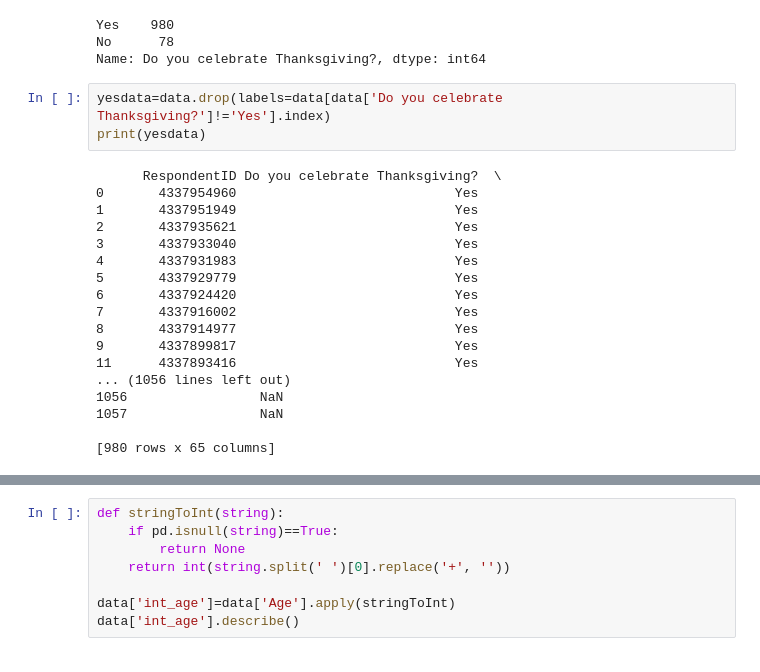
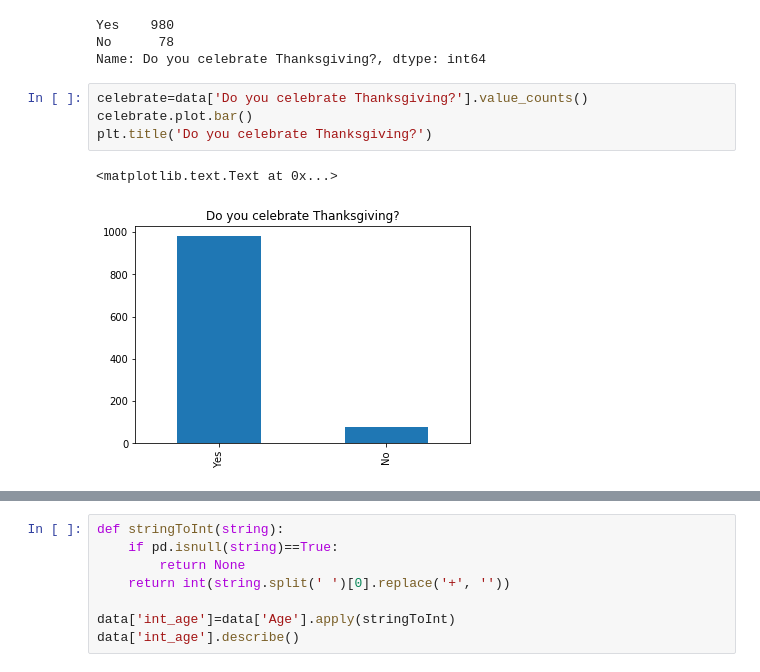
Before and after one commit to cidetraq/Thanksgiving_data, a Jupyter notebook: ThanksgivingProj.ipynb, the cells around one changed output, grey strips where cells are left out. Cells and saved outputs as stored; diff of their text form.

```diff
--- a/ThanksgivingProj.ipynb
+++ b/ThanksgivingProj.ipynb
@@ -37,25 +43,11 @@ print(data['Do you celebrate Thanksgiving?'].value_counts())
 Yes    980
 No      78
 Name: Do you celebrate Thanksgiving?, dtype: int64
-# %%
-yesdata=data.drop(labels=data[data['Do you celebrate Thanksgiving?']!='Yes'].index)
-print(yesdata)
-# %% [output]
-      RespondentID Do you celebrate Thanksgiving?  \
-0       4337954960                            Yes
-1       4337951949                            Yes
-2       4337935621                            Yes
-3       4337933040                            Yes
-4       4337931983                            Yes
-5       4337929779                            Yes
-6       4337924420                            Yes
-7       4337916002                            Yes
-8       4337914977                            Yes
-9       4337899817                            Yes
-11      4337893416                            Yes
-... (1056 lines left out)
-1056                 NaN
-1057                 NaN
-
-[980 rows x 65 columns]
+# %%
+celebrate=data['Do you celebrate Thanksgiving?'].value_counts()
+celebrate.plot.bar()
+plt.title('Do you celebrate Thanksgiving?')
+# %% [output]
+<matplotlib.text.Text at 0x...>
+[figure, added]
 # %%
```
Also changed, not shown: parts of 39 cells of this notebook.
